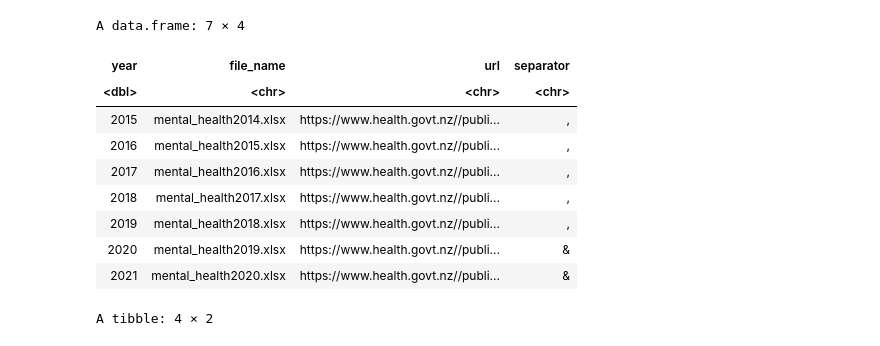
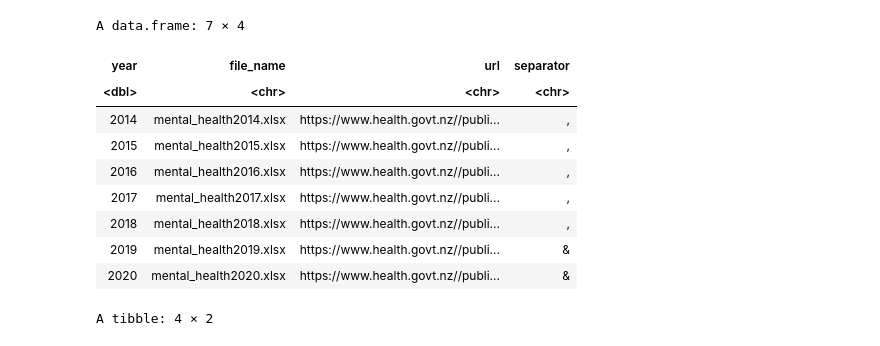
Before and after one commit to damiansastre/data201, a Jupyter notebook: project/project_damian.ipynb, the cells around one changed output. Saved outputs shown, nothing was run; the diff lists cells and outputs as text; code cells hidden in the pictures.

Commit message:
adding new table data

```diff
--- a/project/project_damian.ipynb
+++ b/project/project_damian.ipynb
@@ -52,41 +52,41 @@ get_sheet_separator <- function(file_name){
         separator <- ','
     }else{
         separator <- '&'
     }
 }
 
 
 #iteral through every year from 2014 to 2019
 file_metadata_df <- data.frame(year=double(),
                                file_name=character(),
                                url=character(),
                                separator=character())
 
 start_year = 2014
 
 for (url_yearly_health in mental_health_data_urls_all_years){
     file_name = str_c('mental_health', start_year) %>%
                     str_c('.xlsx')
     start_year = start_year + 1
     download_xlsx_file(url_yearly_health, file_name)
     separator <- get_sheet_separator(file_name)
-    file_metadata_df <- file_metadata_df %>% add_row(year=start_year,
+    file_metadata_df <- file_metadata_df %>% add_row(year=start_year-1,
                                                  file_name=file_name,
                                                  url=url_yearly_health,
                                                  separator=separator)
 }
 file_metadata_df
 # %% [output]
 A data.frame: 7 × 4
 | year | file_name | url | separator |
 | <dbl> | <chr> | <chr> | <chr> |
-| 2015 | mental_health2014.xlsx | https://www.health.govt.nz//publi... | , |
-| 2016 | mental_health2015.xlsx | https://www.health.govt.nz//publi... | , |
-| 2017 | mental_health2016.xlsx | https://www.health.govt.nz//publi... | , |
-| 2018 | mental_health2017.xlsx | https://www.health.govt.nz//publi... | , |
-| 2019 | mental_health2018.xlsx | https://www.health.govt.nz//publi... | , |
-| 2020 | mental_health2019.xlsx | https://www.health.govt.nz//publi... | & |
-| 2021 | mental_health2020.xlsx | https://www.health.govt.nz//publi... | & |
+| 2014 | mental_health2014.xlsx | https://www.health.govt.nz//publi... | , |
+| 2015 | mental_health2015.xlsx | https://www.health.govt.nz//publi... | , |
+| 2016 | mental_health2016.xlsx | https://www.health.govt.nz//publi... | , |
+| 2017 | mental_health2017.xlsx | https://www.health.govt.nz//publi... | , |
+| 2018 | mental_health2018.xlsx | https://www.health.govt.nz//publi... | , |
+| 2019 | mental_health2019.xlsx | https://www.health.govt.nz//publi... | & |
+| 2020 | mental_health2020.xlsx | https://www.health.govt.nz//publi... | & |
 # %%
 #get all col names for table use after
 #get metadata from one of the files.
```
Also changed, not shown: parts of 10 cells of this notebook.
